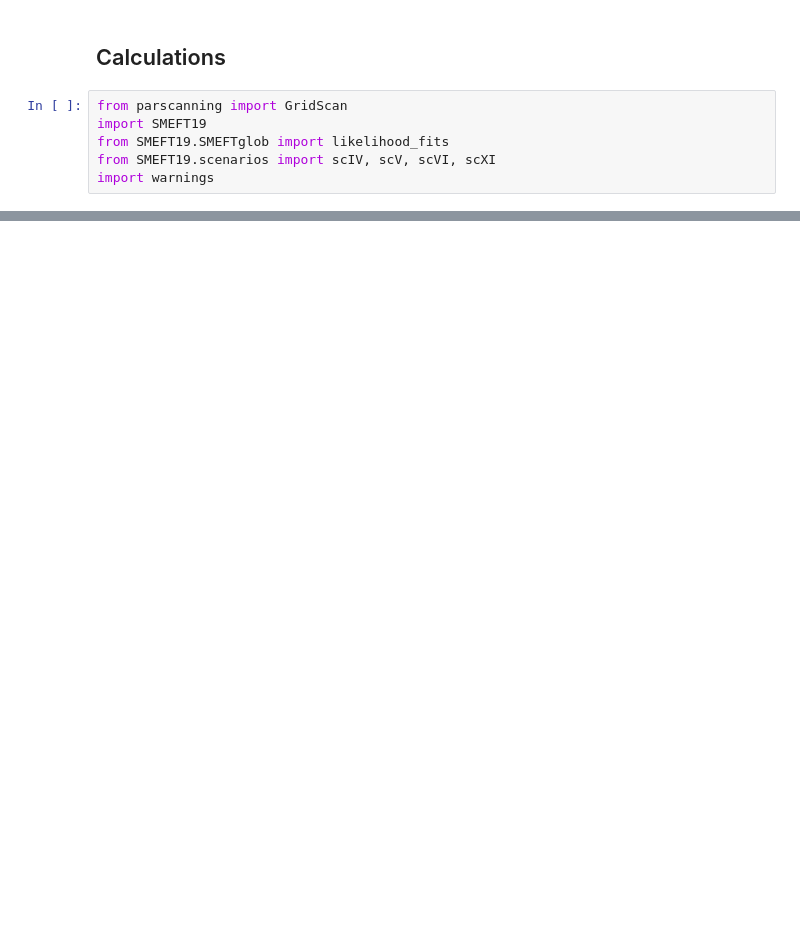
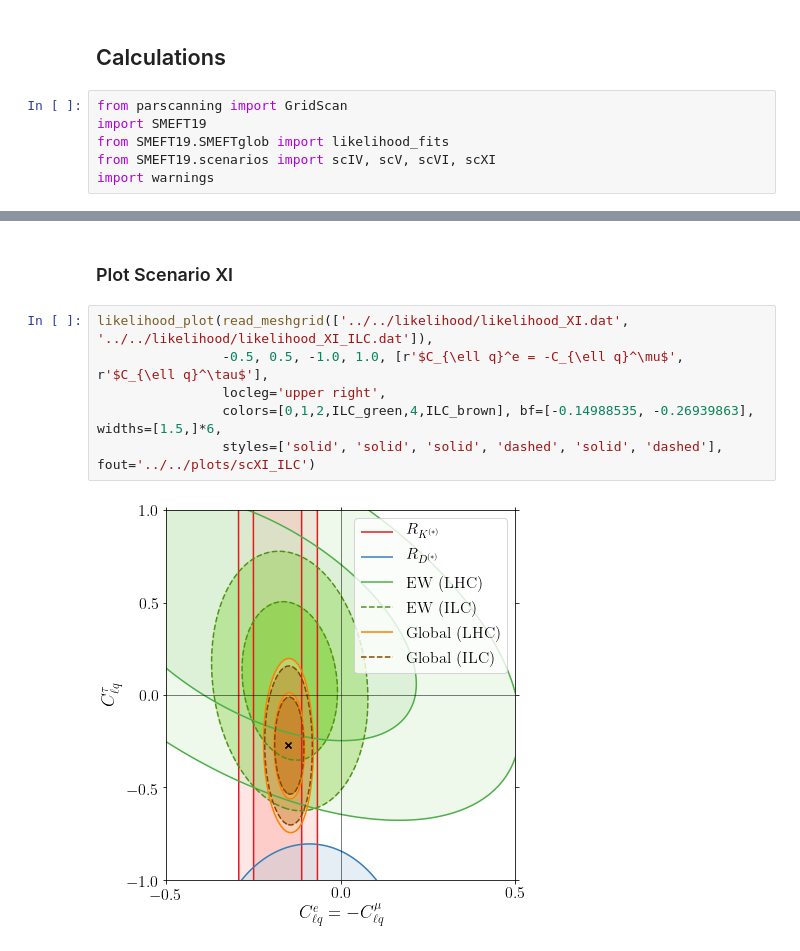
Before and after one commit to Jorge-Alda/SMEFT19, a Jupyter notebook: jupyter/PaperILC/02_LikelihoodFits.ipynb, the cells around one changed output, grey strips where cells are left out. Drawn from its saved outputs; the diff is of its cells as text; blank space fills up the shorter version.

```diff
--- a/jupyter/PaperILC/02_LikelihoodFits.ipynb
+++ b/jupyter/PaperILC/02_LikelihoodFits.ipynb
@@ -60,0 +136,10 @@ GS.save_csv('../../likelihood/likelihood_XI_ILC.dat')
+# %% [markdown]
+### Plot Scenario XI
+# %%
+likelihood_plot(read_meshgrid(['../../likelihood/likelihood_XI.dat', '../../likelihood/likelihood_XI_ILC.dat']),
+                -0.5, 0.5, -1.0, 1.0, [r'$C_{\ell q}^e = -C_{\ell q}^\mu$', r'$C_{\ell q}^\tau$'],
+                locleg='upper right',
+                colors=[0,1,2,ILC_green,4,ILC_brown], bf=[-0.14988535, -0.26939863], widths=[1.5,]*6,
+                styles=['solid', 'solid', 'solid', 'dashed', 'solid', 'dashed'], fout='../../plots/scXI_ILC')
+# %% [output]
+[figure, added]
```
Also changed, not shown: parts of 18 cells of this notebook, 12 other files.
